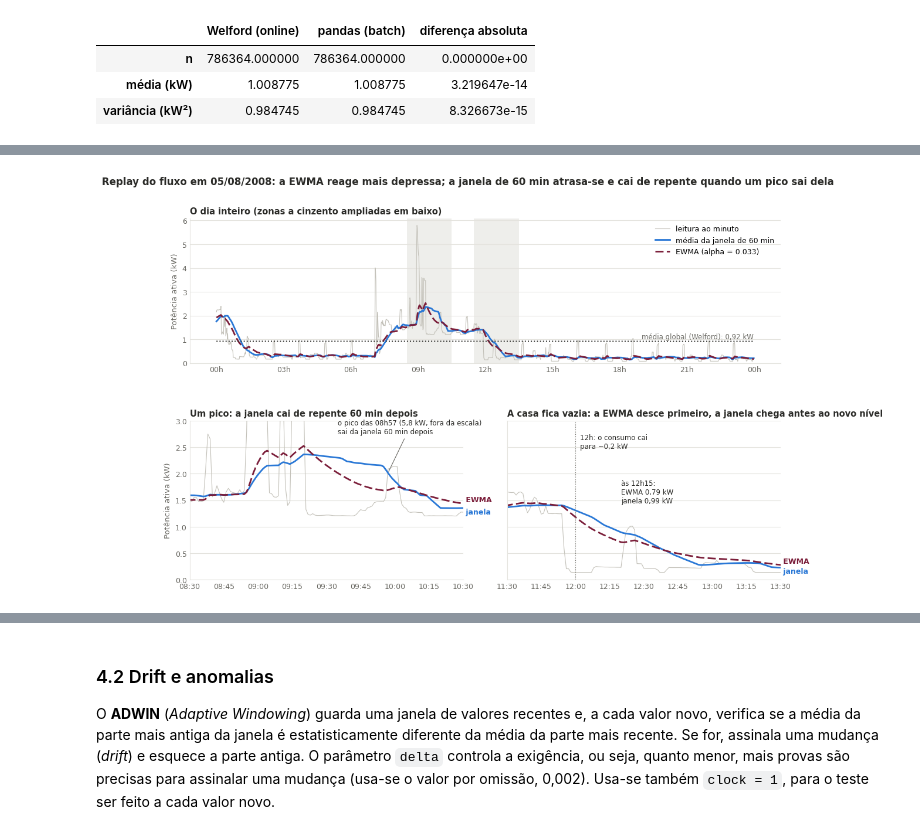
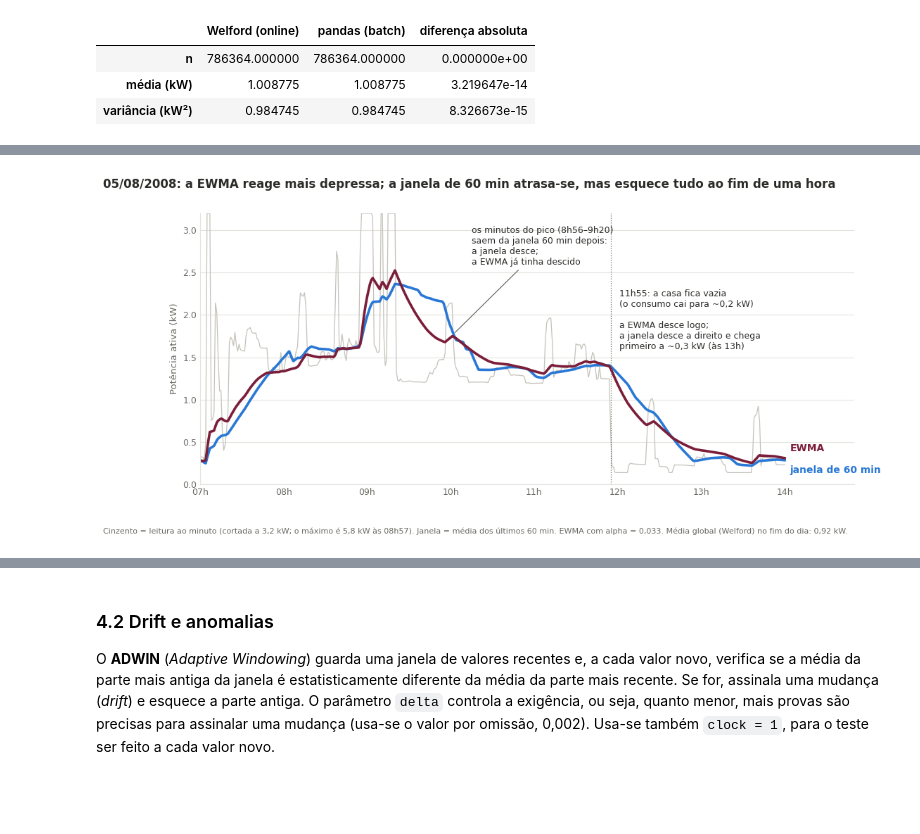
Before and after one commit to leonorrebola9/LusoEnergy_Project, a Jupyter notebook: 03_parte_IV.ipynb, the cells around one changed output, grey strips where cells are left out. Drawn from its saved outputs; the diff is of its cells as text; code cells hidden in the pictures; blank space fills up the shorter version.

```diff
--- a/03_parte_IV.ipynb
+++ b/03_parte_IV.ipynb
@@ -106,74 +104,56 @@ Assim, **as estatísticas calculadas em fluxo dão o mesmo resultado que o cálc
 # %%
 def plot_dia_fluxo(dia, caminho_png=None):
-    """Um dia do fluxo: visão geral (em cima) e dois zooms (em baixo) onde a janela e a EWMA se distinguem."""
+    """Manhã de um dia do fluxo: leituras ao minuto, janela de 60 min e EWMA, num só painel."""
     d = pd.Timestamp(dia)
     h = lambda hhmm: d + pd.Timedelta(f"{hhmm}:00")                  # "08:30" -> instante desse dia
-    x, o = serie.loc[h("00:00"):h("23:59")], online.loc[h("00:00"):h("23:59")]
-    zooms = [("08:30", "10:30", "Um pico: a janela cai de repente 60 min depois"),
-             ("11:30", "13:30", "A casa fica vazia: a EWMA desce primeiro, a janela chega antes ao novo nível")]
+    ini, fim = h("07:00"), h("14:00")
+    x, o = serie.loc[ini:fim], online.loc[ini:fim]
+    TETO = 3.2                                                        # eixo até 3,2 kW; os picos acima ficam cortados (assinalado)
 
-    fig = plt.figure(figsize=(13, 8))
-    grelha = fig.add_gridspec(2, 2, height_ratios=[1, 1.1], hspace=0.38, wspace=0.16)
-    ax = fig.add_subplot(grelha[0, :])
-    zs = [fig.add_subplot(grelha[1, 0]), fig.add_subplot(grelha[1, 1])]
+    fig, ax = plt.subplots(figsize=(12, 5))
+    ax.plot(x.index, x.clip(upper=TETO).values, color=CINZA_DADOS, lw=0.9)
+    ax.plot(o.index, o["janela_60min"], color=AZUL, lw=2.6)
+    ax.plot(o.index, o["ewma"], color=BORDO, lw=2.6)
 
-    for a in [ax] + zs:
-        a.plot(x.index, x.values, color=CINZA_DADOS, lw=0.8, label="leitura ao minuto")
-        a.plot(o.index, o["janela_60min"], color=AZUL, lw=2, label="média da janela de 60 min")
-        a.plot(o.index, o["ewma"], color=BORDO, lw=2, ls=(0, (5, 2)), label=f"EWMA (alpha = {ALPHA:.3f})")
-        a.set_ylim(0, None)
-        estilo(a)
-    ax.plot(o.index, o["welford"], color=TINTA, ls=":", lw=1.4)
-    ax.text(h("23:59"), o["welford"].iloc[-1] + 0.12, f"média global (Welford): {o['welford'].iloc[-1]:.2f} kW".replace(".", ","),
-            ha="right", fontsize=8.5, color=TINTA_2)
-    for z0, z1, _ in zooms:                                           # zonas ampliadas em baixo
-        ax.axvspan(h(z0), h(z1), color=GRELHA, alpha=0.6, lw=0)
+    # Nome de cada linha junto ao fim dela (em vez de legenda)
+    ax.text(fim + pd.Timedelta(minutes=4), o["janela_60min"].iloc[-1] - 0.06, "janela de 60 min",
+            color=AZUL, fontsize=10, fontweight="bold", va="top")
+    ax.text(fim + pd.Timedelta(minutes=4), o["ewma"].iloc[-1] + 0.06, "EWMA",
+            color=BORDO, fontsize=10, fontweight="bold", va="bottom")
+
+    # 1) O pico sai da janela 60 min depois
+    ax.annotate("os minutos do pico (8h56–9h20)\nsaem da janela 60 min depois:\na janela desce;\na EWMA já tinha descido",
+                xy=(h("10:02"), o.loc[h("10:02"), "janela_60min"]), xytext=(h("10:15"), 3.05),
+                fontsize=9, color=TINTA, va="top", arrowprops=dict(arrowstyle="-", color=TINTA_2, lw=0.9))
+
+    # 2) A casa fica vazia
+    vazia = x.loc[h("11:30"):h("12:30")].lt(1.0).idxmax()            # primeiro minuto abaixo de 1 kW
+    ax.axvline(vazia, color=TINTA_2, lw=0.9, ls=":")
+    ax.text(vazia + pd.Timedelta(minutes=6), 2.3,
+            f"{vazia:%Hh%M}: a casa fica vazia\n(o consumo cai para ~0,2 kW)\n\na EWMA desce logo;\na janela desce a direito e chega\nprimeiro a ~0,3 kW (às 13h)",
+            fontsize=9, color=TINTA, va="top")
+
+    ax.set_xlim(ini, fim + pd.Timedelta(minutes=50))
+    ax.set_ylim(0, TETO)
+    ax.set_ylabel("Potência ativa (kW)", fontsize=9.5, color=TINTA_2)
+    ax.xaxis.set_major_locator(mdates.HourLocator())
     ax.xaxis.set_major_formatter(mdates.DateFormatter("%Hh"))
-    ax.set_ylabel("Potência ativa (kW)", fontsize=9.5, color=TINTA_2)
-    ax.legend(frameon=False, fontsize=9, loc="upper right")
-    ax.set_title("O dia inteiro (zonas a cinzento ampliadas em baixo)", loc="left", fontsize=10.5,
-                 color=TINTA, fontweight="bold")
-
-    for a, (z0, z1, titulo) in zip(zs, zooms):
-        a.set_xlim(h(z0), h(z1))
-        a.set_ylim(0, 3)
-        a.xaxis.set_major_formatter(mdates.DateFormatter("%H:%M"))
-        a.set_title(titulo, loc="left", fontsize=10.5, color=TINTA, fontweight="bold")
-    for a, (_, z1, _) in zip(zs, zooms):                              # nome de cada linha junto ao fim dela
-        t_fim = h(z1)
-        a.text(t_fim, o.loc[t_fim, "janela_60min"], " janela", color=AZUL, fontsize=9, fontweight="bold",
-               va="top" if o.loc[t_fim, "janela_60min"] < o.loc[t_fim, "ewma"] else "bottom", clip_on=False)
-        a.text(t_fim, o.loc[t_fim, "ewma"], " EWMA", color=BORDO, fontsize=9, fontweight="bold",
-               va="bottom" if o.loc[t_fim, "janela_60min"] < o.loc[t_fim, "ewma"] else "top", clip_on=False)
-    zs[0].set_ylabel("Potência ativa (kW)", fontsize=9.5, color=TINTA_2)
-    zs[1].set_yticklabels([])
-
-    # Zoom 1: o pico das 8h57 sai da janela uma hora depois
-    pico = x.loc[h("08:30"):h("10:30")].idxmax()
-    queda = o["janela_60min"].loc[h("09:30"):h("10:30")].diff().idxmin()
-    zs[0].annotate(f"o pico das {pico:%Hh%M} ({x[pico]:.1f} kW, fora da escala)\nsai da janela 60 min depois".replace(".", ","),
-                   xy=(queda, o.loc[queda, "janela_60min"]), xytext=(h("09:35"), 2.75), fontsize=8.5, color=TINTA,
-                   arrowprops=dict(arrowstyle="-", color=TINTA_2, lw=0.8))
-
-    # Zoom 2: às 12h o consumo cai para ~0,2 kW; valores 15 min depois
-    t15 = h("12:15")
-    zs[1].axvline(h("12:00"), color=TINTA_2, lw=0.8, ls=":")
-    zs[1].text(h("12:02"), 2.75, "12h: o consumo cai\npara ~0,2 kW", fontsize=8.5, color=TINTA, va="top")
-    zs[1].text(h("12:20"), 1.45, f"às 12h15:\nEWMA {o.loc[t15, 'ewma']:.2f} kW\njanela {o.loc[t15, 'janela_60min']:.2f} kW".replace(".", ","),
-               fontsize=8.5, color=TINTA)
-
-    fig.suptitle(f"Replay do fluxo em {d:%d/%m/%Y}: a EWMA reage mais depressa; a janela de 60 min atrasa-se "
-                 "e cai de repente quando um pico sai dela", x=0.01, ha="left", y=0.97, fontsize=12,
-                 fontweight="bold", color=TINTA)
+    estilo(ax)
+    fig.suptitle(f"{d:%d/%m/%Y}: a EWMA reage mais depressa; a janela de 60 min atrasa-se, mas esquece tudo ao fim de uma hora",
+                 x=0.01, ha="left", fontsize=12, fontweight="bold", color=TINTA)
+    num = lambda v, casas: f"{v:.{casas}f}".replace(".", ",")         # números com vírgula decimal
+    fig.text(0.01, -0.03, f"Cinzento = leitura ao minuto (cortada a {num(TETO, 1)} kW; o máximo é {num(x.max(), 1)} kW às {x.idxmax():%Hh%M}). "
+             f"Janela = média dos últimos 60 min. EWMA com alpha = {num(ALPHA, 3)}. "
+             f"Média global (Welford) no fim do dia: {num(o['welford'].iloc[-1], 2)} kW.", fontsize=8, color=TINTA_2)
     if caminho_png:
         fig.savefig(caminho_png, dpi=150, bbox_inches="tight", facecolor="white")
     return fig
 
 
 fig = plot_dia_fluxo("2008-08-05")
 guardar_figura(fig, "parte_IV", "fluxo_dia")
 plt.show()
 # %% [output]
-[figure, old version]
+[figure, new version]
 # %% [markdown]
 Com base neste gráfico, podemos analisar que:
```
Also changed, not shown: parts of 4 cells of this notebook, 1 other file.
